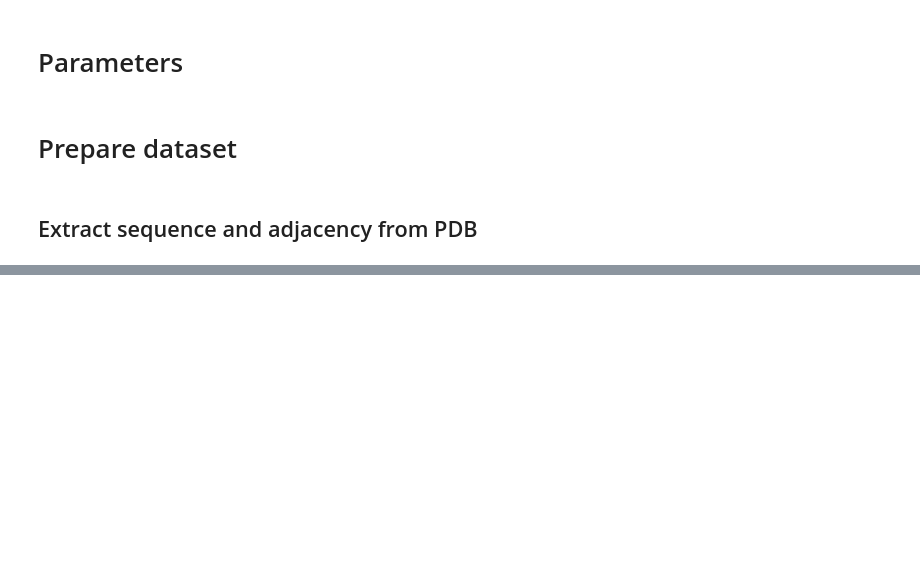
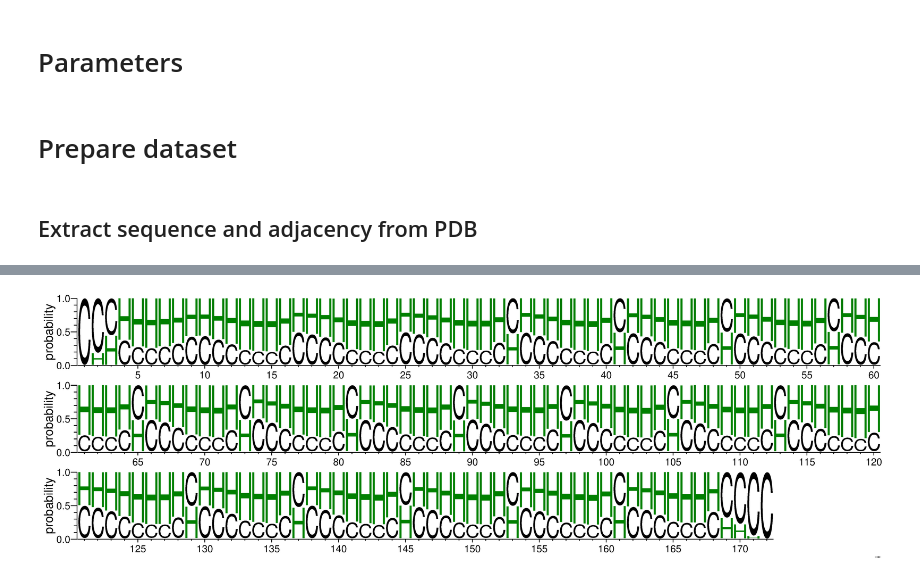
Before and after one commit to ostrokach/protein-adjacency-net, a Jupyter notebook: notebooks/07-evaluate_tim_barrel.ipynb, the cells around one changed output, grey strips where cells are left out. Saved outputs shown, nothing was run; the diff lists cells and outputs as text; code cells hidden in the pictures; blank space fills up the shorter version.

```diff
--- a/notebooks/07-evaluate_tim_barrel.ipynb
+++ b/notebooks/07-evaluate_tim_barrel.ipynb
@@ -391,0 +515,7 @@ pagnn.utils.make_weblogo(
+# %%
+write_weblogo(
+    predictions['sequence_ss'].values.tolist(),
+    NOTEBOOK_PATH.joinpath('ss_gen_weblogo'),
+)
+# %% [output]
+[figure, added]
```
Also changed, not shown: parts of 112 cells of this notebook, 9 other files.
